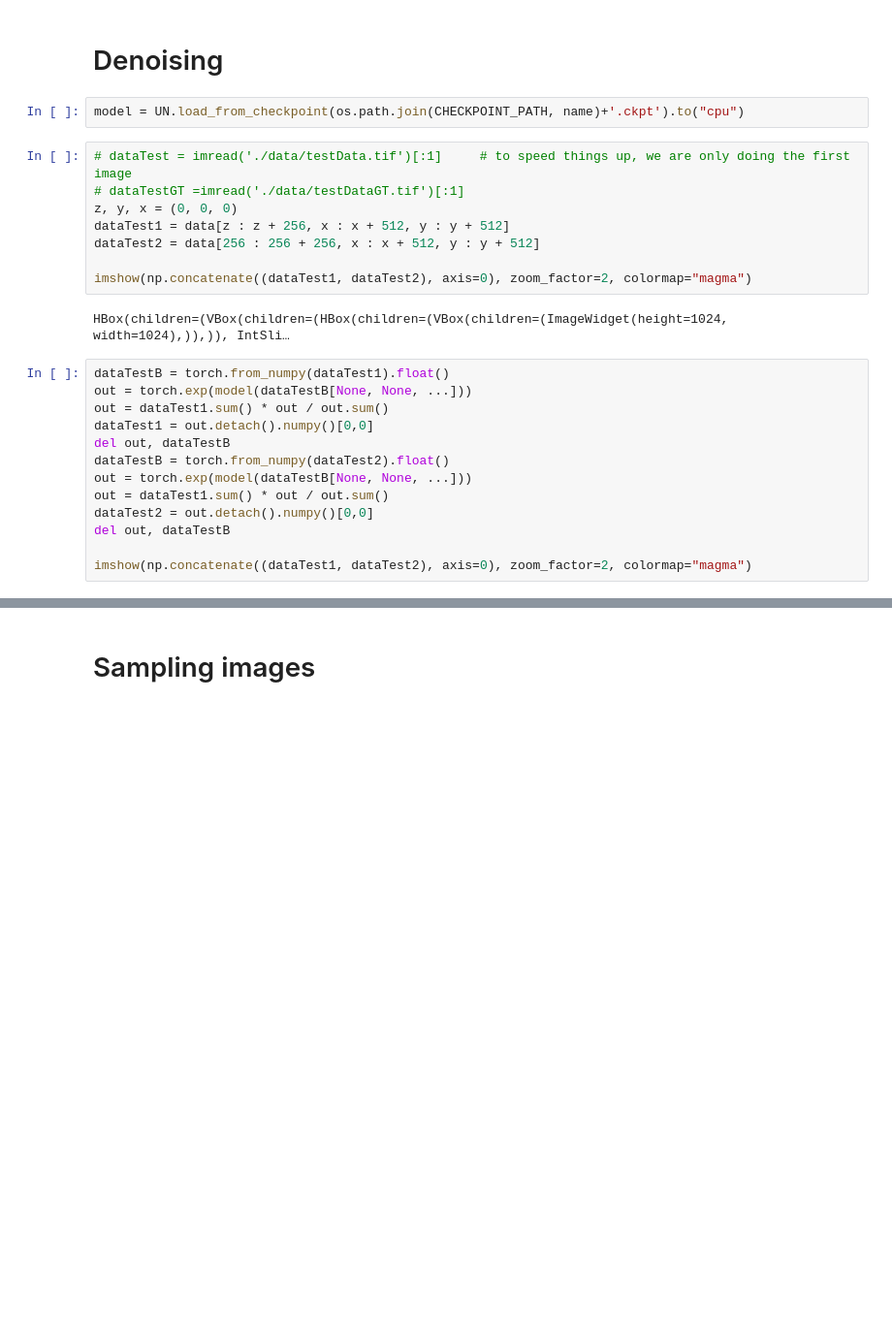
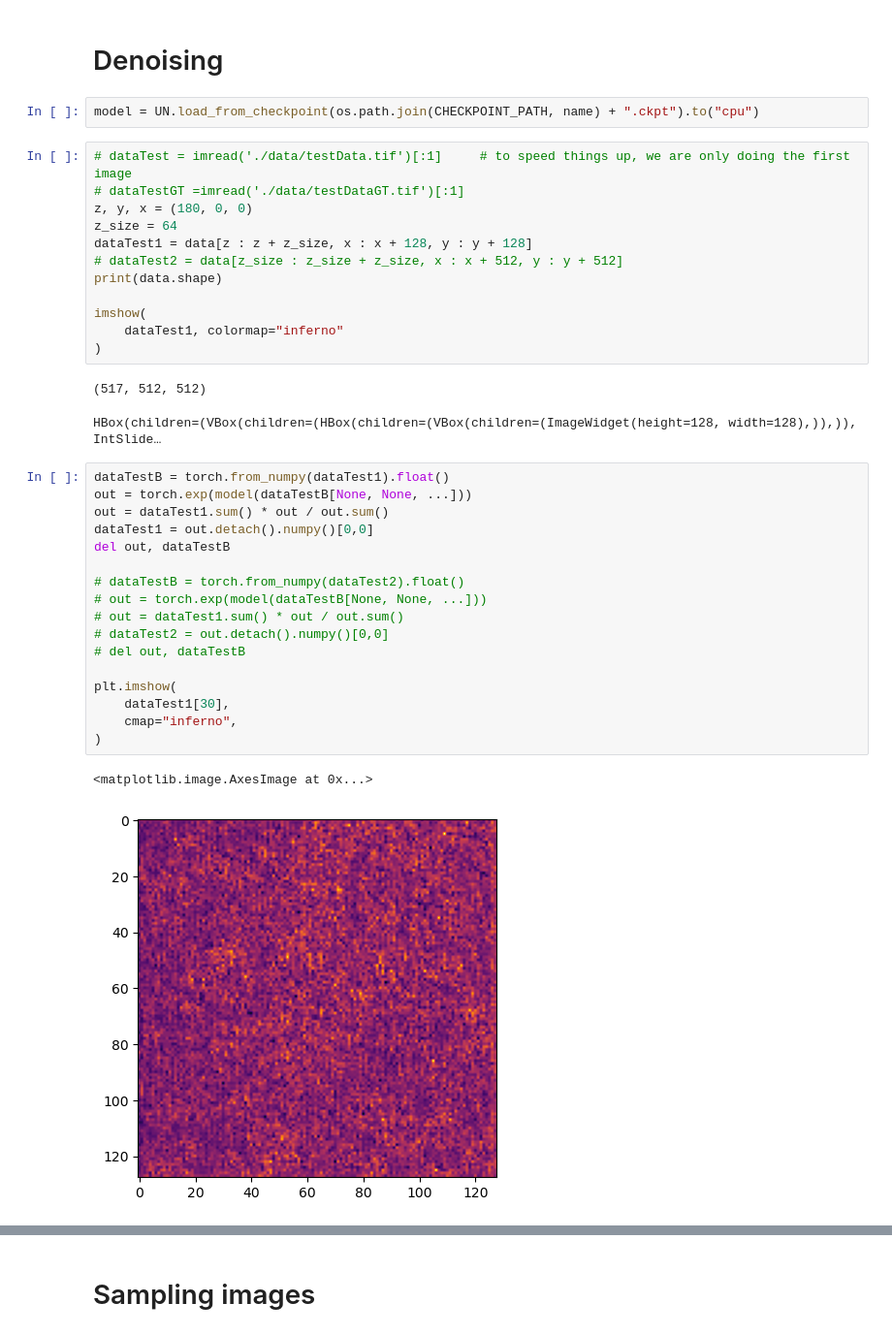
Before and after one commit to lyehe/GAP3D, a Jupyter notebook: examples/convallaria/Train-and-Test3D.ipynb, the cells around one changed output, grey strips where cells are left out. Shown at 97% size. Saved outputs shown, nothing was run; the diff lists cells and outputs as text; blank space fills up the shorter version.

```diff
--- a/examples/convallaria/Train-and-Test3D.ipynb
+++ b/examples/convallaria/Train-and-Test3D.ipynb
@@ -193,27 +212,39 @@ trainer.save_checkpoint(os.path.join(CHECKPOINT_PATH, name)+'.ckpt')
 # %% [markdown]
 # Denoising
 # %%
-model = UN.load_from_checkpoint(os.path.join(CHECKPOINT_PATH, name)+'.ckpt').to("cpu")
+model = UN.load_from_checkpoint(os.path.join(CHECKPOINT_PATH, name) + ".ckpt").to("cpu")
 # %%
 # dataTest = imread('./data/testData.tif')[:1]     # to speed things up, we are only doing the first image
 # dataTestGT =imread('./data/testDataGT.tif')[:1]
-z, y, x = (0, 0, 0)
-dataTest1 = data[z : z + 256, x : x + 512, y : y + 512]
-dataTest2 = data[256 : 256 + 256, x : x + 512, y : y + 512]
+z, y, x = (180, 0, 0)
+z_size = 64
+dataTest1 = data[z : z + z_size, x : x + 128, y : y + 128]
+# dataTest2 = data[z_size : z_size + z_size, x : x + 512, y : y + 512]
+print(data.shape)
 
-imshow(np.concatenate((dataTest1, dataTest2), axis=0), zoom_factor=2, colormap="magma")
+imshow(
+    dataTest1, colormap="inferno"
+)
 # %% [output]
-HBox(children=(VBox(children=(HBox(children=(VBox(children=(ImageWidget(height=1024, width=1024),)),)), IntSli…
+(517, 512, 512)
+HBox(children=(VBox(children=(HBox(children=(VBox(children=(ImageWidget(height=128, width=128),)),)), IntSlide…
 # %%
 dataTestB = torch.from_numpy(dataTest1).float()
 out = torch.exp(model(dataTestB[None, None, ...]))
 out = dataTest1.sum() * out / out.sum()
 dataTest1 = out.detach().numpy()[0,0]
 del out, dataTestB
-dataTestB = torch.from_numpy(dataTest2).float()
-out = torch.exp(model(dataTestB[None, None, ...]))
-out = dataTest1.sum() * out / out.sum()
-dataTest2 = out.detach().numpy()[0,0]
-del out, dataTestB
 
-imshow(np.concatenate((dataTest1, dataTest2), axis=0), zoom_factor=2, colormap="magma")
+# dataTestB = torch.from_numpy(dataTest2).float()
+# out = torch.exp(model(dataTestB[None, None, ...]))
+# out = dataTest1.sum() * out / out.sum()
+# dataTest2 = out.detach().numpy()[0,0]
+# del out, dataTestB
+
+plt.imshow(
+    dataTest1[30],
+    cmap="inferno",
+)
+# %% [output]
+<matplotlib.image.AxesImage at 0x...>
+[figure, added]
```
Also changed, not shown: parts of 11 cells of this notebook, 2 other files.
